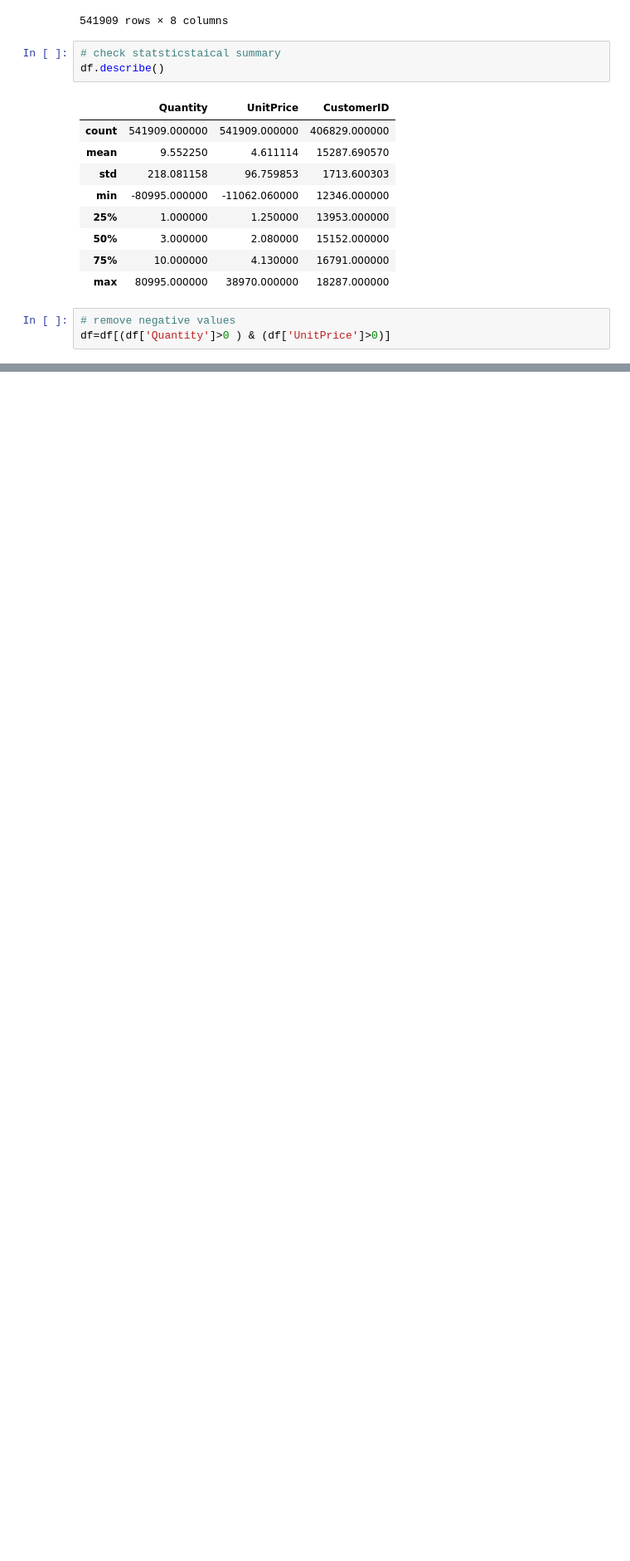
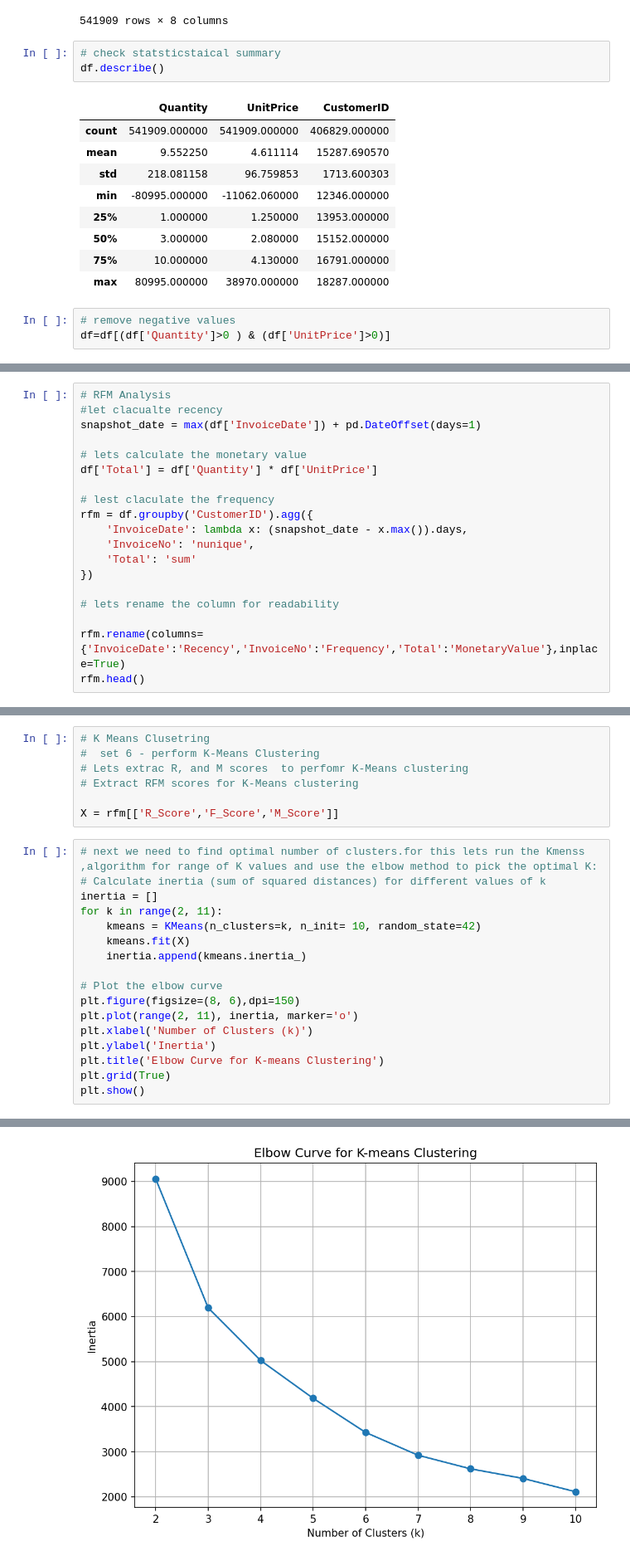
Before and after one commit to JohnKimaiyo/Business-Analyst-Projects, a Jupyter notebook: Python Data Analysis Projects/Customer Behaviour Projects/RFM Analysis/Online Shopping Data/July Online Shopping Cusotmer.ipynb, the cells around one changed output, grey strips where cells are left out. Shown at 83% size. Cells and saved outputs as stored; diff of their text form; blank space fills up the shorter version.

```diff
--- a/Python Data Analysis Projects/Customer Behaviour Projects/RFM Analysis/Online Shopping Data/July Online Shopping Cusotmer.ipynb
+++ b/Python Data Analysis Projects/Customer Behaviour Projects/RFM Analysis/Online Shopping Data/July Online Shopping Cusotmer.ipynb
@@ -41,0 +122,19 @@ df=df[(df['Quantity']>0 ) & (df['UnitPrice']>0)]
+# %%
+# RFM Analysis
+#let clacualte recency
+snapshot_date = max(df['InvoiceDate']) + pd.DateOffset(days=1)
+
+# lets calculate the monetary value
+df['Total'] = df['Quantity'] * df['UnitPrice']
+
+# lest claculate the frequency
+rfm = df.groupby('CustomerID').agg({
+    'InvoiceDate': lambda x: (snapshot_date - x.max()).days,
+    'InvoiceNo': 'nunique',
+    'Total': 'sum'
+})
+
+# lets rename the column for readability
+
+rfm.rename(columns={'InvoiceDate':'Recency','InvoiceNo':'Frequency','Total':'MonetaryValue'},inplace=True)
+rfm.head()
@@ -41,0 +203,25 @@ df=df[(df['Quantity']>0 ) & (df['UnitPrice']>0)]
+# %%
+# K Means Clusetring
+#  set 6 - perform K-Means Clustering
+# Lets extrac R, and M scores  to perfomr K-Means clustering
+# Extract RFM scores for K-Means clustering
+
+X = rfm[['R_Score','F_Score','M_Score']]
+# %%
+# next we need to find optimal number of clusters.for this lets run the Kmenss ,algorithm for range of K values and use the elbow method to pick the optimal K:
+# Calculate inertia (sum of squared distances) for different values of k
+inertia = []
+for k in range(2, 11):
+    kmeans = KMeans(n_clusters=k, n_init= 10, random_state=42)
+    kmeans.fit(X)
+    inertia.append(kmeans.inertia_)
+
+# Plot the elbow curve
+plt.figure(figsize=(8, 6),dpi=150)
+plt.plot(range(2, 11), inertia, marker='o')
+plt.xlabel('Number of Clusters (k)')
+plt.ylabel('Inertia')
+plt.title('Elbow Curve for K-means Clustering')
+plt.grid(True)
+plt.show()
+# %% [output]
@@ -41,0 +242 @@ df=df[(df['Quantity']>0 ) & (df['UnitPrice']>0)]
+[figure, added]
```
Also changed, not shown: parts of 14 cells of this notebook.
